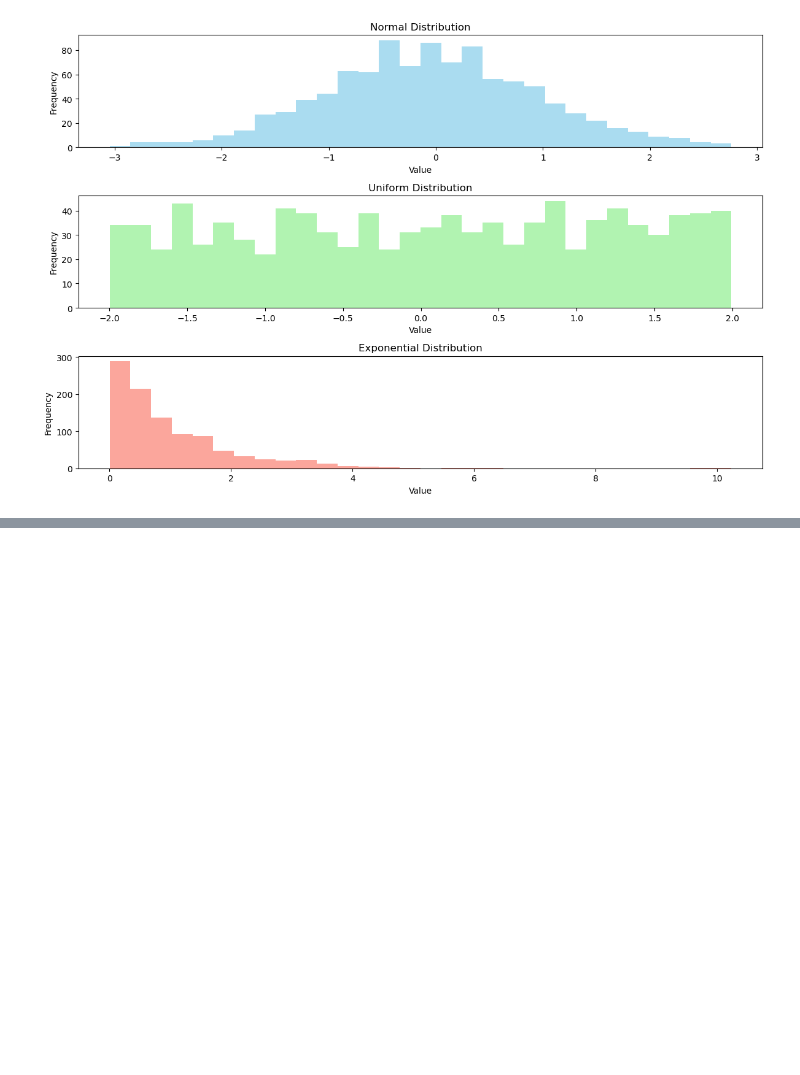
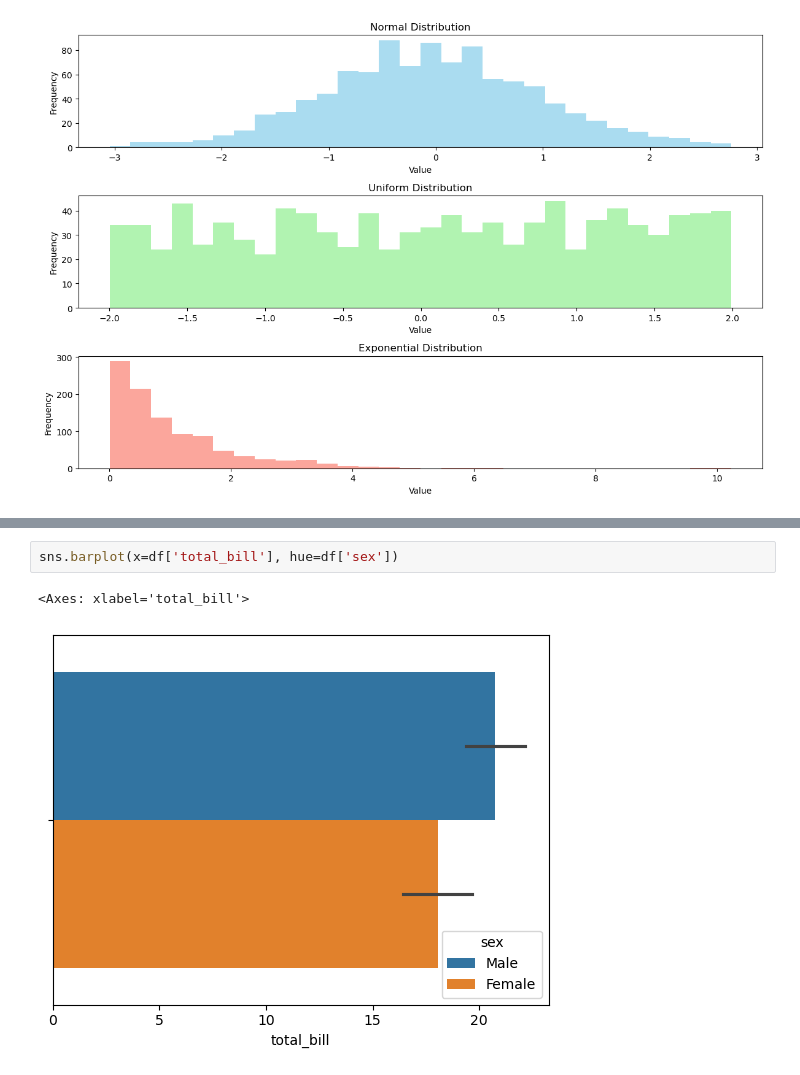
Before and after one commit to waseem-development/AI-NAVTTC, a Jupyter notebook: python/pandas/Statistics_In_Python/3_distribution.ipynb, the cells around one changed output, grey strips where cells are left out. Saved outputs shown, nothing was run; the diff lists cells and outputs as text; blank space fills up the shorter version.

```diff
--- a/python/pandas/Statistics_In_Python/3_distribution.ipynb
+++ b/python/pandas/Statistics_In_Python/3_distribution.ipynb
@@ -102,0 +151,5 @@ plt.show()
+# %%
+sns.barplot(x=df['total_bill'], hue=df['sex'])
+# %% [output]
+<Axes: xlabel='total_bill'>
+[figure, added]
```
Also changed, not shown: parts of 18 cells of this notebook, 5 other files.
